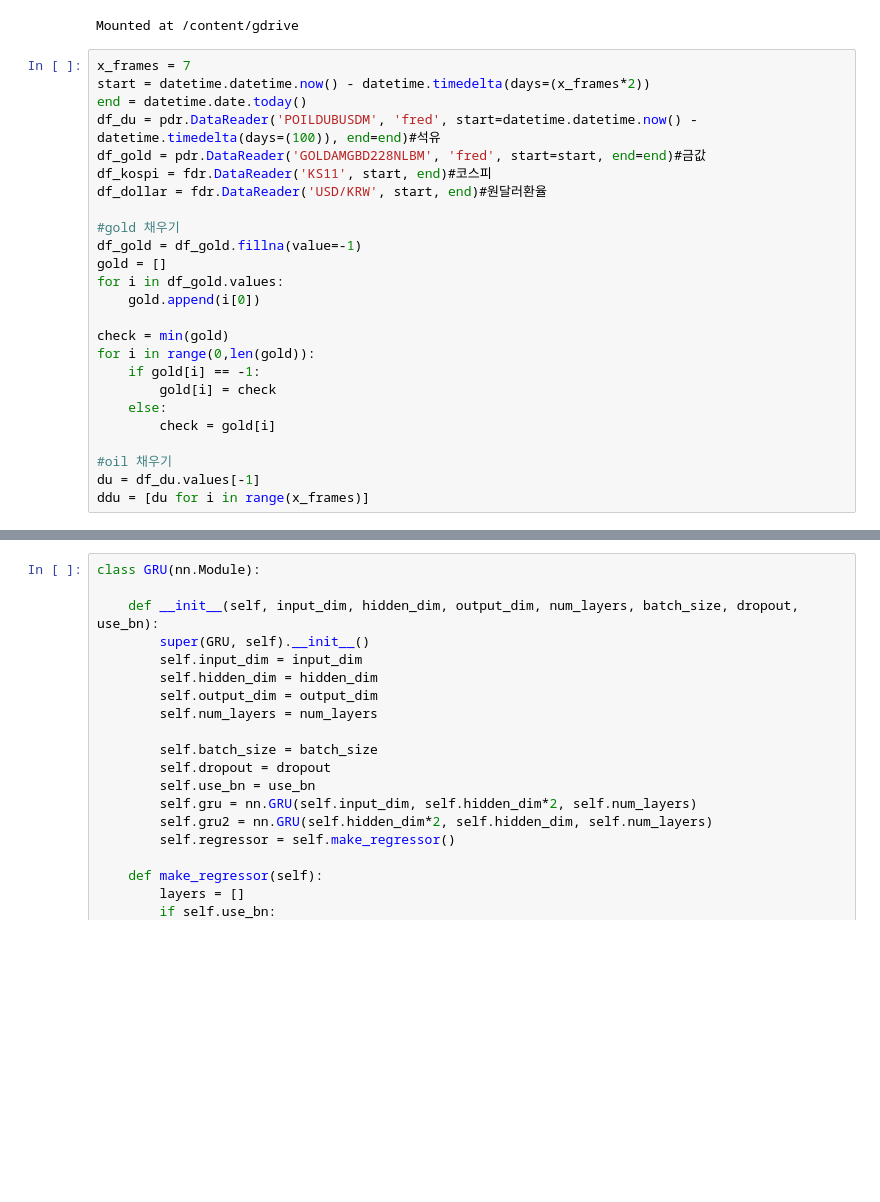
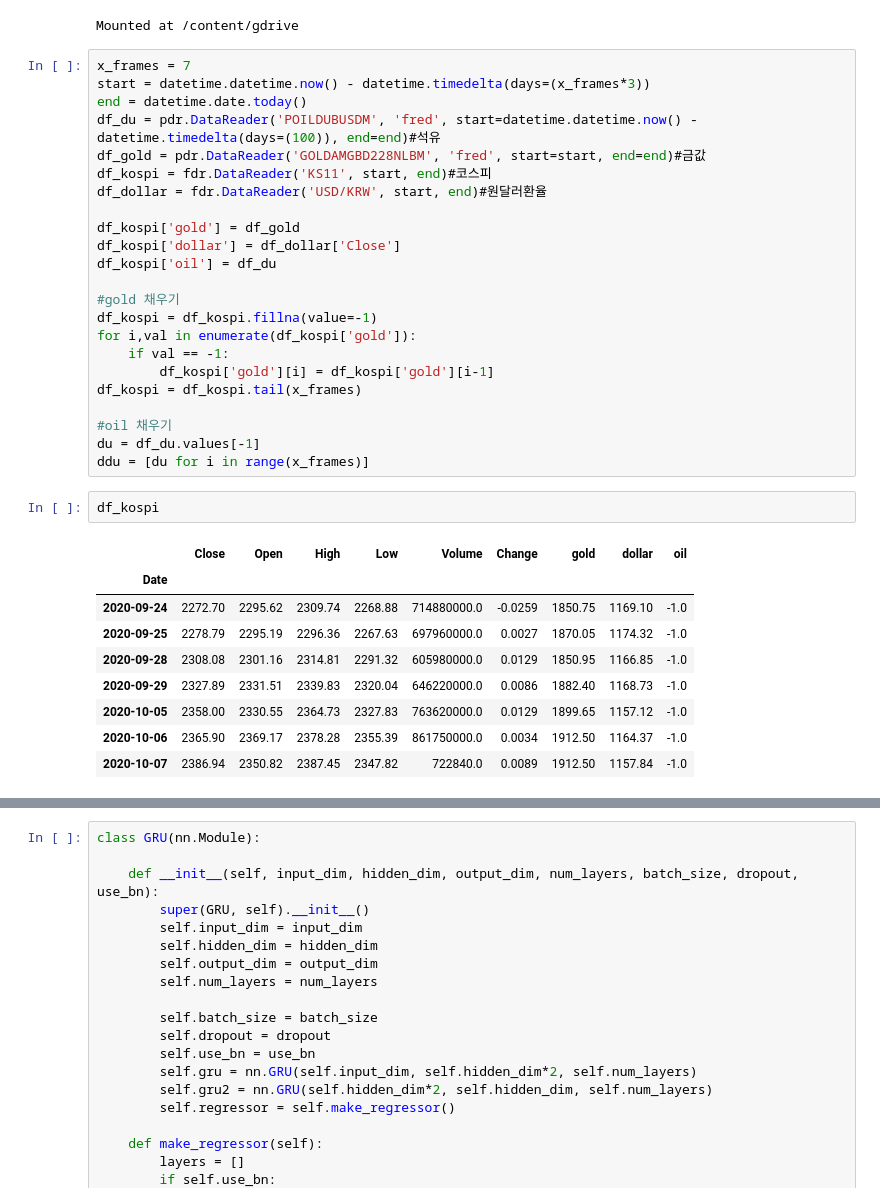
Before and after one commit to cjssla1/projectJucker, a Jupyter notebook: Code/김경중/GRU/gru_predict.ipynb, the cells around one changed output, grey strips where cells are left out. Saved outputs shown, nothing was run; the diff lists cells and outputs as text; blank space fills up the shorter version.

```diff
--- a/Code/김경중/GRU/gru_predict.ipynb
+++ b/Code/김경중/GRU/gru_predict.ipynb
@@ -41,26 +41,36 @@ drive.mount('/content/gdrive')
 Mounted at /content/gdrive
 # %%
 x_frames = 7
-start = datetime.datetime.now() - datetime.timedelta(days=(x_frames*2))
+start = datetime.datetime.now() - datetime.timedelta(days=(x_frames*3))
 end = datetime.date.today()
 df_du = pdr.DataReader('POILDUBUSDM', 'fred', start=datetime.datetime.now() - datetime.timedelta(days=(100)), end=end)#석유
 df_gold = pdr.DataReader('GOLDAMGBD228NLBM', 'fred', start=start, end=end)#금값
 df_kospi = fdr.DataReader('KS11', start, end)#코스피
 df_dollar = fdr.DataReader('USD/KRW', start, end)#원달러환율
 
+df_kospi['gold'] = df_gold
+df_kospi['dollar'] = df_dollar['Close']
+df_kospi['oil'] = df_du
+
 #gold 채우기
-df_gold = df_gold.fillna(value=-1)
-gold = []
-for i in df_gold.values:
-    gold.append(i[0])
-
-check = min(gold)
-for i in range(0,len(gold)):
-    if gold[i] == -1:
-        gold[i] = check
-    else:
-        check = gold[i]
+df_kospi = df_kospi.fillna(value=-1)
+for i,val in enumerate(df_kospi['gold']):
+    if val == -1:
+        df_kospi['gold'][i] = df_kospi['gold'][i-1]
+df_kospi = df_kospi.tail(x_frames)
 
 #oil 채우기
 du = df_du.values[-1]
 ddu = [du for i in range(x_frames)]
+# %%
+df_kospi
+# %% [output]
+|  | Close | Open | High | Low | Volume | Change | gold | dollar | oil |
+| Date |  |  |  |  |  |  |  |  |  |
+| 2020-09-24 | 2272.70 | 2295.62 | 2309.74 | 2268.88 | 714880000.0 | -0.0259 | 1850.75 | 1169.10 | -1.0 |
+| 2020-09-25 | 2278.79 | 2295.19 | 2296.36 | 2267.63 | 697960000.0 | 0.0027 | 1870.05 | 1174.32 | -1.0 |
+| 2020-09-28 | 2308.08 | 2301.16 | 2314.81 | 2291.32 | 605980000.0 | 0.0129 | 1850.95 | 1166.85 | -1.0 |
+| 2020-09-29 | 2327.89 | 2331.51 | 2339.83 | 2320.04 | 646220000.0 | 0.0086 | 1882.40 | 1168.73 | -1.0 |
+| 2020-10-05 | 2358.00 | 2330.55 | 2364.73 | 2327.83 | 763620000.0 | 0.0129 | 1899.65 | 1157.12 | -1.0 |
+| 2020-10-06 | 2365.90 | 2369.17 | 2378.28 | 2355.39 | 861750000.0 | 0.0034 | 1912.50 | 1164.37 | -1.0 |
+| 2020-10-07 | 2386.94 | 2350.82 | 2387.45 | 2347.82 | 722840.0 | 0.0089 | 1912.50 | 1157.84 | -1.0 |
```
Also changed, not shown: parts of 8 cells of this notebook.
